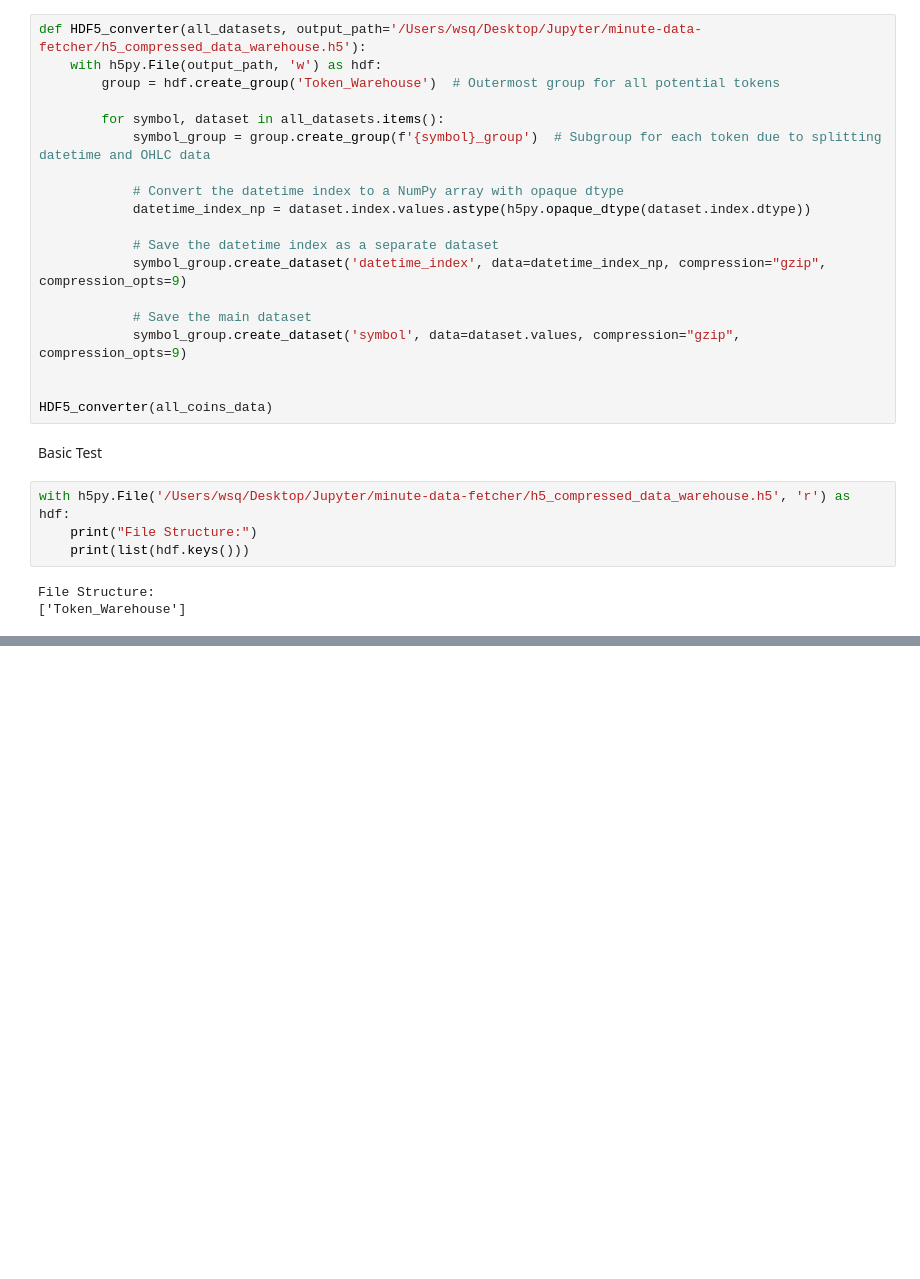
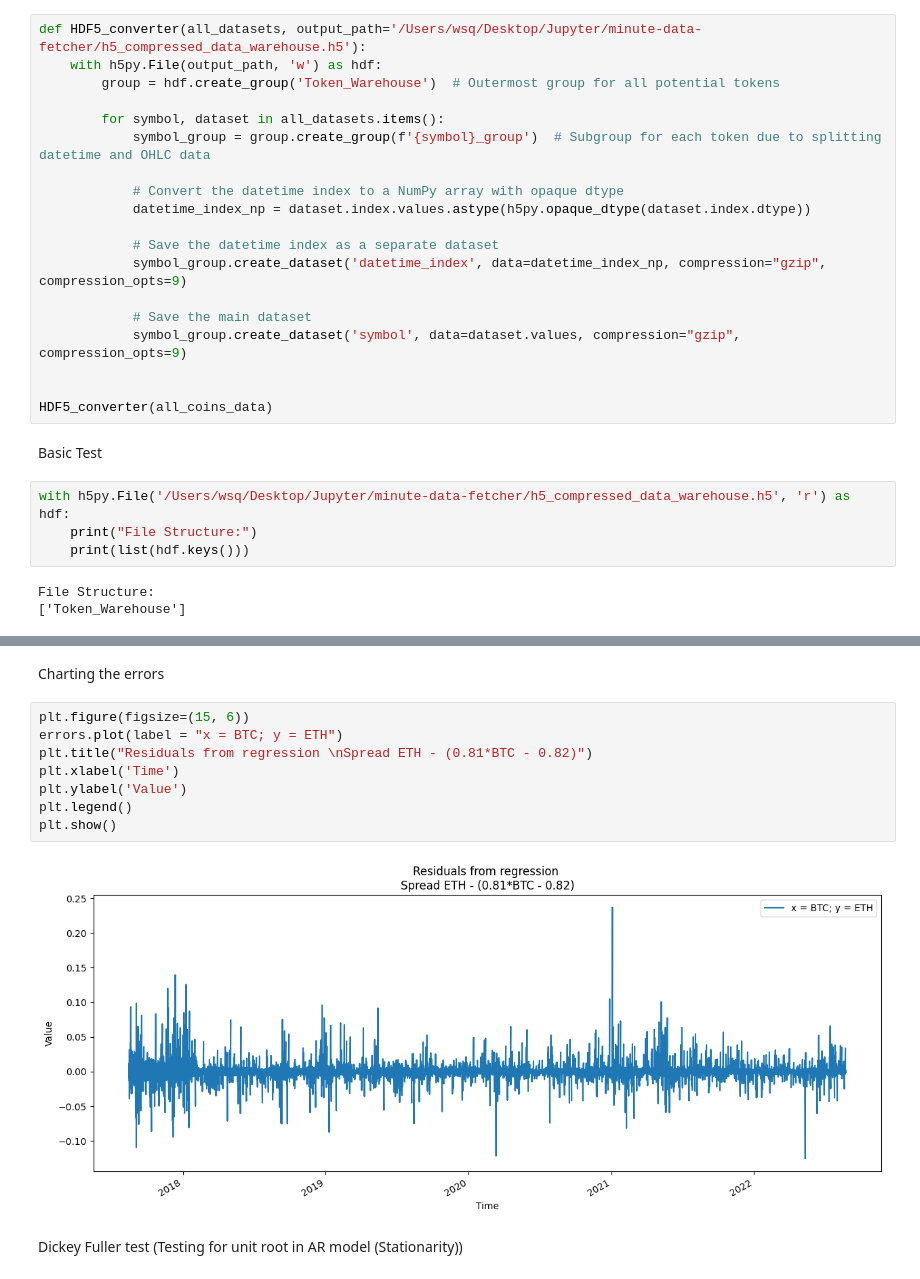
Before and after one commit to Austinai123/minute-data-fetcher, a Jupyter notebook: minute-price-fetcher.ipynb, the cells around one changed output, grey strips where cells are left out. Drawn from its saved outputs; the diff is of its cells as text; blank space fills up the shorter version.

```diff
--- a/minute-price-fetcher.ipynb
+++ b/minute-price-fetcher.ipynb
@@ -383,0 +564,14 @@ with h5py.File('/Users/wsq/Desktop/Jupyter/minute-data-fetcher"/h5_compressed_da
+# %% [markdown]
+Charting the errors
+# %%
+plt.figure(figsize=(15, 6))
+errors.plot(label = "x = BTC; y = ETH")
+plt.title("Residuals from regression \nSpread ETH - (0.81*BTC - 0.82)")
+plt.xlabel('Time')
+plt.ylabel('Value')
+plt.legend()
+plt.show()
+# %% [output]
+[figure, added]
+# %% [markdown]
+Dickey Fuller test (Testing for unit root in AR model (Stationarity))
```
Also changed, not shown: parts of 36 cells of this notebook.
